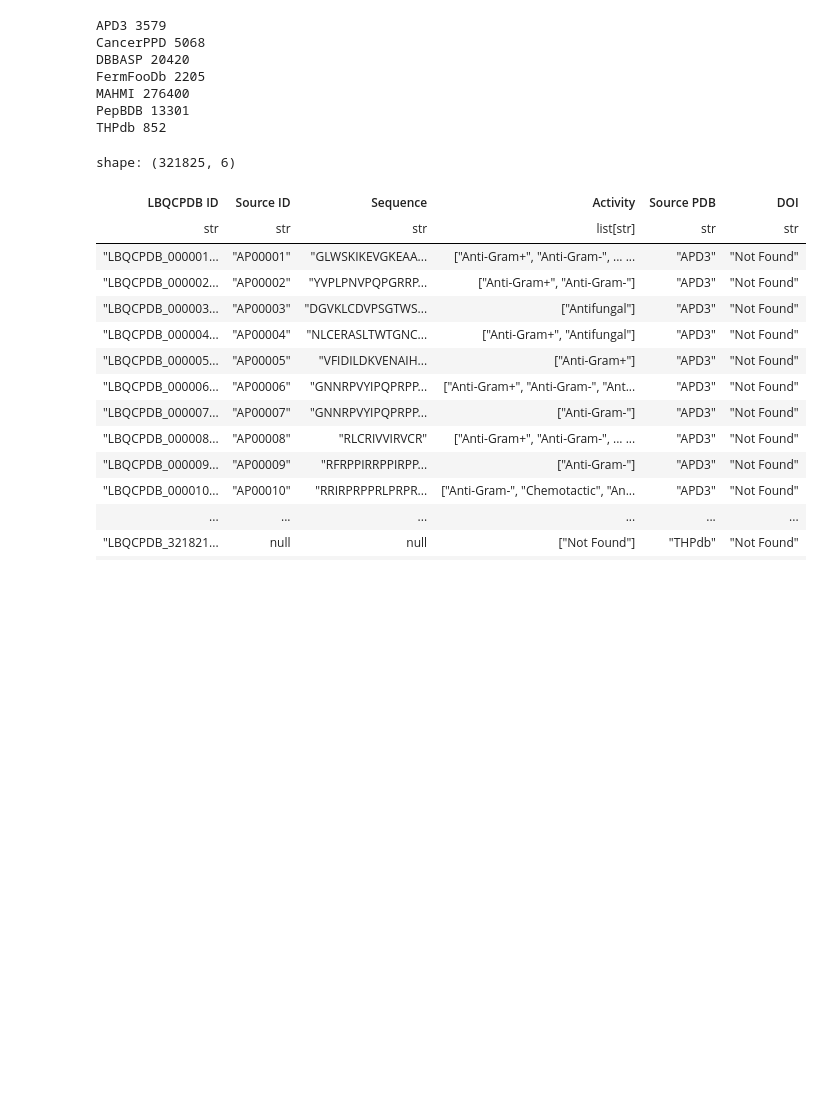
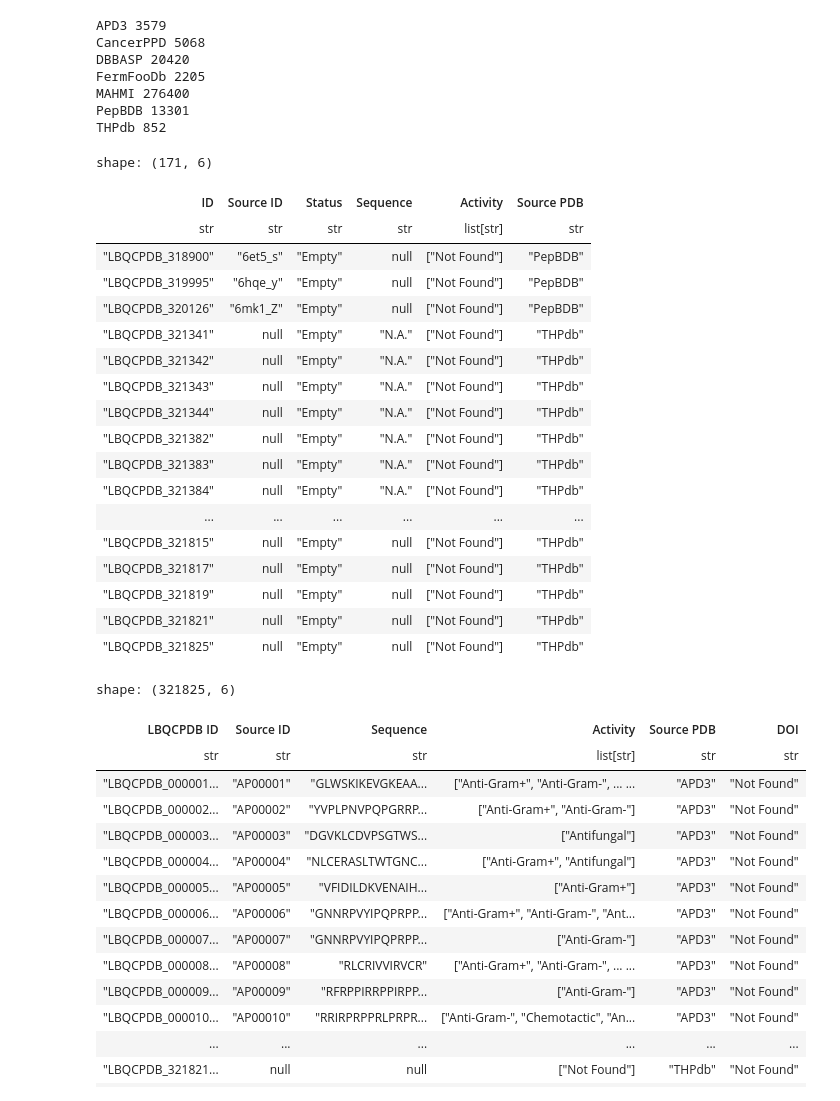
Before and after one commit to WilliamJSS/LBQC-PDB, a Jupyter notebook: LBQCPDB.ipynb, the cells around one changed output. Saved outputs shown, nothing was run; the diff lists cells and outputs as text; code cells hidden in the pictures; blank space fills up the shorter version.

```diff
--- a/LBQCPDB.ipynb
+++ b/LBQCPDB.ipynb
@@ -115,6 +115,64 @@ FermFooDb 2205
 MAHMI 276400
 PepBDB 13301
 THPdb 852
+# %%
+# Verify peptides sequences
+data_seq = {
+    'ID': [],
+    'Source ID': [],
+    'Status': [],
+    'Sequence': [],
+    'Activity': [],
+    'Source PDB': []
+}
+
+for row in df.select(pl.exclude(['DOI'])).rows(named=True):
+    # Empty peptides
+    if row['Sequence'] in ['', None, 'Not Found', 'NA', 'NaN', 'N.A', 'N.A.']:
+        data_seq['Status'].append('Empty')
+
+    # Peptides with special chars
+    elif not row['Sequence'].isalpha():
+        data_seq['Status'].append('Not Alpha')
+
+    # Peptides more than 70 chars
+    elif len(row['Sequence']) >= 70:
+        data_seq['Status'].append('More Than 70')
+
+    else:
+        continue
+
+    data_seq['ID'].append(row['LBQCPDB ID'])
+    data_seq['Sequence'].append(row['Sequence'])
+    data_seq['Source PDB'].append(row['Source PDB'])
+    data_seq['Source ID'].append(row['Source ID'])
+    data_seq['Activity'].append(row['Activity'])
+
+
+pl.Config.set_tbl_rows(2500)
+
+df_seqs = pl.DataFrame(data_seq)
+df_seqs.filter(pl.col('Status') == 'Empty')
+# %% [output]
+shape: (171, 6)
+| ID | Source ID | Status | Sequence | Activity | Source PDB |
+| str | str | str | str | list[str] | str |
+| "LBQCPDB_318900" | "6et5_s" | "Empty" | null | ["Not Found"] | "PepBDB" |
+| "LBQCPDB_319995" | "6hqe_y" | "Empty" | null | ["Not Found"] | "PepBDB" |
+| "LBQCPDB_320126" | "6mk1_Z" | "Empty" | null | ["Not Found"] | "PepBDB" |
+| "LBQCPDB_321341" | null | "Empty" | "N.A." | ["Not Found"] | "THPdb" |
+| "LBQCPDB_321342" | null | "Empty" | "N.A." | ["Not Found"] | "THPdb" |
+| "LBQCPDB_321343" | null | "Empty" | "N.A." | ["Not Found"] | "THPdb" |
+| "LBQCPDB_321344" | null | "Empty" | "N.A." | ["Not Found"] | "THPdb" |
+| "LBQCPDB_321382" | null | "Empty" | "N.A." | ["Not Found"] | "THPdb" |
+| "LBQCPDB_321383" | null | "Empty" | "N.A." | ["Not Found"] | "THPdb" |
+| "LBQCPDB_321384" | null | "Empty" | "N.A." | ["Not Found"] | "THPdb" |
+| ... | ... | ... | ... | ... | ... |
+| "LBQCPDB_321815" | null | "Empty" | null | ["Not Found"] | "THPdb" |
+| "LBQCPDB_321817" | null | "Empty" | null | ["Not Found"] | "THPdb" |
+| "LBQCPDB_321819" | null | "Empty" | null | ["Not Found"] | "THPdb" |
+| "LBQCPDB_321821" | null | "Empty" | null | ["Not Found"] | "THPdb" |
+| "LBQCPDB_321825" | null | "Empty" | null | ["Not Found"] | "THPdb" |
 # %%
 replaces = {
     ' & Gram-': ', Anti-Gram-',
```
Also changed, not shown: parts of 5 cells of this notebook, 54 other files.
